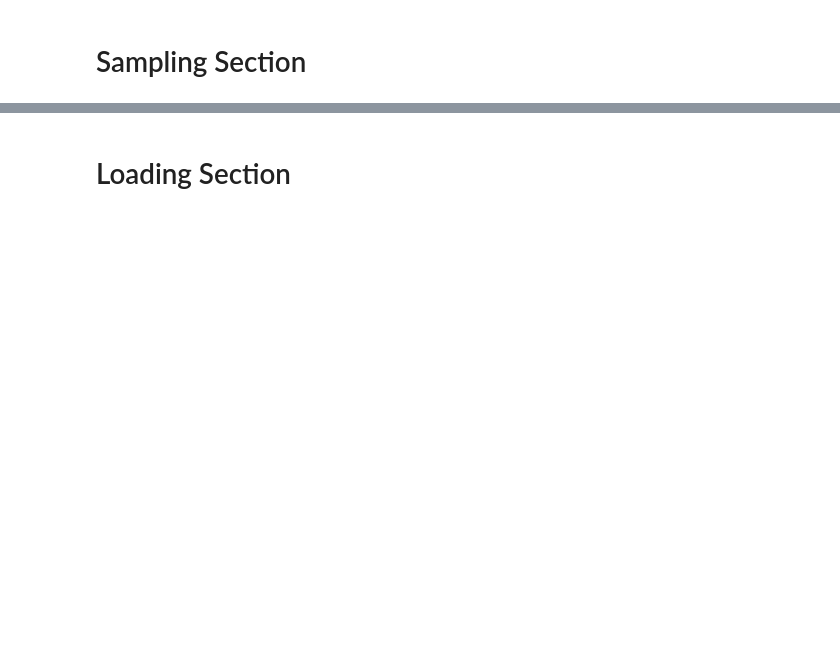
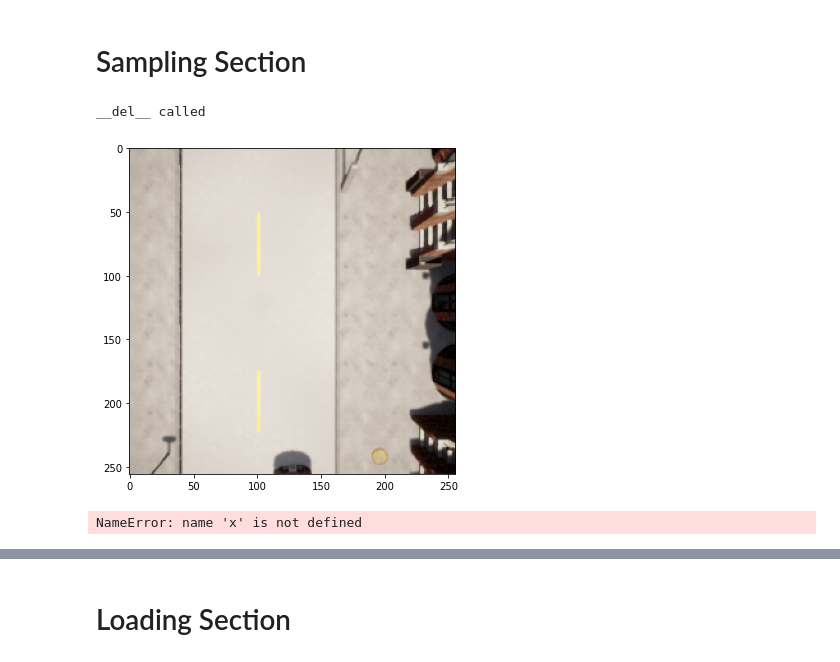
Before and after one commit to wangfelix/TES-Voxel-Project, a Jupyter notebook: Image_sampling.ipynb, the cells around one changed output, grey strips where cells are left out. Cells and saved outputs as stored; diff of their text form; code cells hidden in the pictures; blank space fills up the shorter version.

```diff
--- a/Image_sampling.ipynb
+++ b/Image_sampling.ipynb
@@ -14,4 +16,13 @@ from Image_Sampler import Sampler
 # Sampling Section
 # %%
 # sampler = Sampler(s_width=100, s_height=100, cam_height=4, cam_zoom=50, cam_rotation=-18)
-# sampler = Sampler(s_width=256, s_height=256, cam_height=4, cam_zoom=130, cam_rotation=-90) #top-down
+sampler = Sampler(s_width=256, s_height=256, cam_height=4, cam_zoom=130, cam_rotation=-90) #top-down
+# %%
+sampler.show_Example()
+# %% [output]
+__del__ called
+[figure, added]
+# %%
+x
+# %% [output]
+NameError: name 'x' is not defined
```
Also changed, not shown: parts of 14 cells of this notebook, 1 other file.
